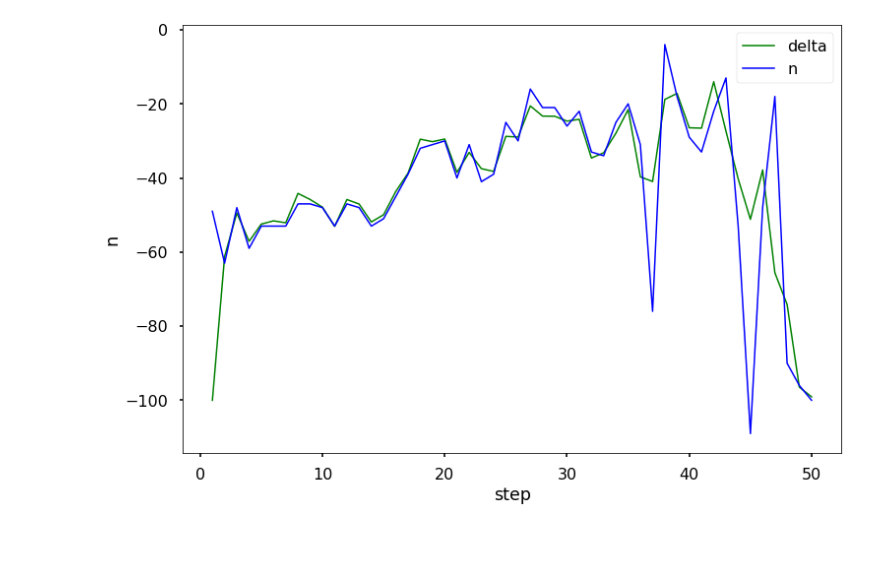
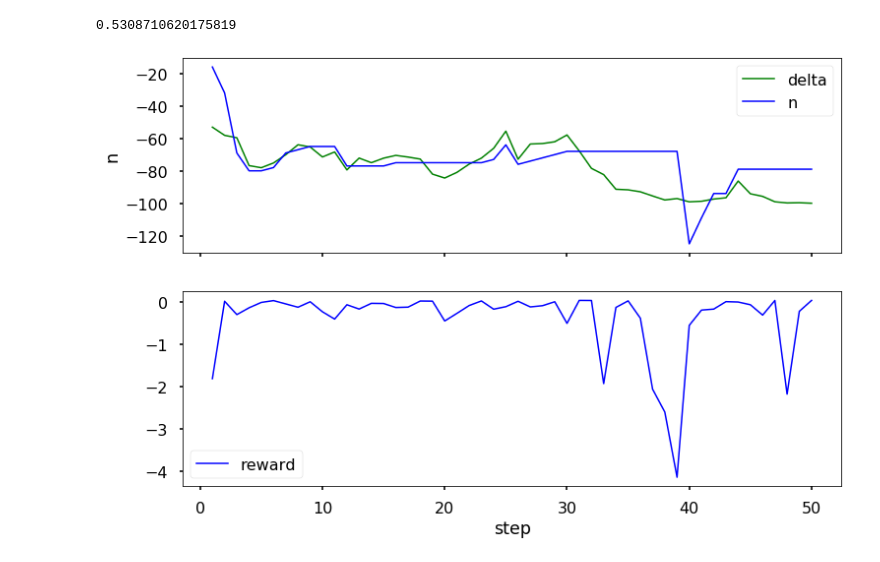
Before and after one commit to ieshanvaidya/reinforcement-learning-option-pricing, a Jupyter notebook: notebooks/0.2-evaluate-model.ipynb, the cells around one changed output. Cells and saved outputs as stored; diff of their text form; code cells hidden in the pictures.

```diff
--- a/notebooks/0.2-evaluate-model.ipynb
+++ b/notebooks/0.2-evaluate-model.ipynb
@@ -16,7 +16,7 @@ import matplotlib.style as style
 # %%
 style.use('seaborn-poster')
 # %%
-experiment_folder = 'exp_clip_low_g'
+experiment_folder = 'Oct2_scalereward'
 # %%
 with open(os.path.join('experiments', experiment_folder, 'config.yaml'), 'r') as f:
     args_dict = yaml.load(f, Loader = yaml.SafeLoader)
@@ -44,6 +44,10 @@ config = {
 
 env = OptionPricingEnv()
 env.configure(**config)
+# %%
+env.delta
+# %% [output]
+0.5308710620175819
 # %%
 device = torch.device('cuda:0' if torch.cuda.is_available() else 'cpu')
 ngpu = 1 if torch.cuda.is_available() else 0
@@ -97,27 +101,30 @@ def simulate_episode(env, device, estimator):
 
     return history
 # %%
-estimator = load_estimator(env, device, ngpu, experiment_folder, 'best')
+estimator = load_estimator(env, device, ngpu, experiment_folder, 'checkpoint')
 # %%
 history = simulate_episode(env, device, estimator)
 
 stock_pnl = np.array(history['stock_value'][1:]) - np.array(history['stock_value'][:-1])
 stock_pnl = np.insert(stock_pnl, 0, 0)
 
 option_pnl = np.array(history['option_value'][1:]) + np.array(history['cash'][1:]) - np.array(history['option_value'][:-1]) - np.array(history['cash'][:-1])
 option_pnl = np.insert(option_pnl, 0, 0)
 
 total_pnl = stock_pnl + option_pnl
 
-steps = np.arange(1, len(history['delta']), 1)
+steps = np.arange(1, len(history['delta']) + 1, 1)
 
-fig, ax = plt.subplots(figsize = (12, 8))
-ax.plot(steps, np.array(history['delta'][:-1]) * -env.L * env.m, color = 'green', label = 'delta', lw = 1.5)
-ax.plot(steps, history['n'], color = 'blue', label = 'n', lw = 1.5)
+fig, ax = plt.subplots(figsize = (12, 8), nrows = 2, ncols = 1, sharex = True)
+ax[0].plot(steps, np.array(history['delta']) * -env.L * env.m, color = 'green', label = 'delta', lw = 1.5)
+ax[0].plot(steps, history['n'], color = 'blue', label = 'n', lw = 1.5)
+ax[0].legend()
+#ax[1].plot(steps, history['cash'], color = 'red', label = 'cash', lw = 1.5)
+ax[1].plot(steps, history['reward'], color = 'blue', label = 'reward', lw = 1.5)
 #ax.plot(steps, total_pnl, lw = 1.5, label = 'total pnl', color = 'red')
-ax.set_xlabel('step')
-ax.set_ylabel('n')
+ax[1].set_xlabel('step')
+ax[0].set_ylabel('n')
 plt.legend()
 plt.show()
 # %% [output]
-[figure, old version]
+[figure, new version]
```
Also changed, not shown: parts of 1 cell of this notebook, 3 other files.
